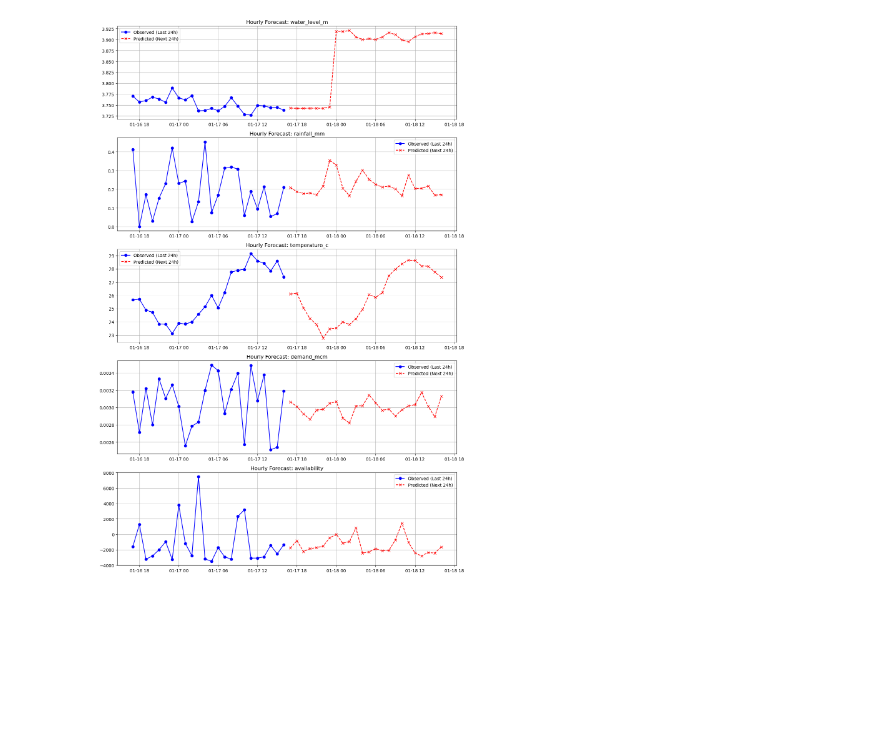
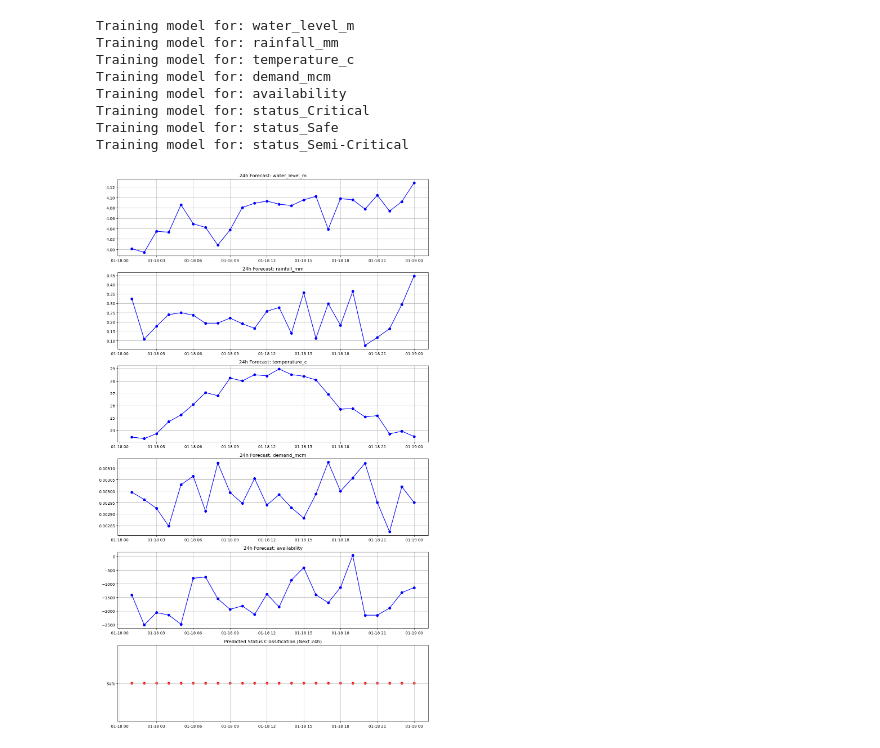
Before and after one commit to Franky170504/techknight, a Jupyter notebook: notebooks/02_model.ipynb, the cells around one changed output. Drawn from its saved outputs; the diff is of its cells as text; code cells hidden in the pictures; blank space fills up the shorter version.

```diff
--- a/notebooks/02_model.ipynb
+++ b/notebooks/02_model.ipynb
@@ -70,39 +89,51 @@ future_df = create_features(future_df)
 # %%
-predictions = {}
+models = {}
+for target in targets:
+    print(f'Training model for: {target}')
+    model = RandomForestRegressor(n_estimators=100, random_state=42)
+    # Train using the features and the specific target
+    model.fit(df[features], df[target])
+    models[target] = model
 
-for target in targets:
-    X = df[features]
-    y = df[target]
-
-    # Using 100 decision trees (n_estimators) to ensure stability in predictions
-    model = RandomForestRegressor(n_estimators=100, random_state=42)
-    model.fit(X, y)
-
-    # Store the results back into our future dataframe
+    # Generate 24-hour prediction
     future_df[target] = model.predict(future_df[features])
 
-# 6. SAVING THE RESULTS
-future_df.to_csv('predictions_next_24h.csv', index=False)
+# 7. Convert One-Hot Predictions back to Categorical Labels
+# For each row, find the column among status_cols that has the highest value
+future_df['predicted_status'] = future_df[status_cols].idxmax(axis=1)
 
-# 7. VISUALIZATION
-# To verify the logic, we plot the last 24 hours of real data against the predicted 24 hours.
-fig, axes = plt.subplots(len(targets), 1, figsize=(12, 18), sharex=False)
-last_24h_history = df.tail(24)
-
-for i, target in enumerate(targets):
-    # Plotting historical context
-    axes[i].plot(last_24h_history['timestamp'], last_24h_history[target],
-                 label='Observed (Last 24h)', marker='o', color='blue')
-
-    # Plotting future forecast
-    axes[i].plot(future_df['timestamp'], future_df[target],
-                 label='Predicted (Next 24h)', marker='x', linestyle='--', color='red')
-
-    axes[i].set_title(f'Hourly Forecast: {target}')
-    axes[i].legend()
-    axes[i].grid(True)
-
-plt.tight_layout()
-plt.show()
+# Clean up the string (e.g., "status_Safe" -> "Safe")
+future_df['predicted_status'] = future_df['predicted_status'].str.replace('status_', '')
 # %% [output]
-[figure, removed]
+Training model for: water_level_m
+Training model for: rainfall_mm
+Training model for: temperature_c
+Training model for: demand_mcm
+Training model for: availability
+Training model for: status_Critical
+Training model for: status_Safe
+Training model for: status_Semi-Critical
+# %%
+fig, axes = plt.subplots(nrows=len(targets) - len(status_cols) + 1, ncols=1, figsize=(12, 20))
+
+# Plot numerical targets
+numerical_targets = ['water_level_m', 'rainfall_mm', 'temperature_c', 'demand_mcm', 'availability']
+for i, target in enumerate(numerical_targets):
+    axes[i].plot(future_df['timestamp'], future_df[target],
+                 label='Predicted', marker='o', color='blue')
+    axes[i].set_title(f'24h Forecast: {target}')
+    axes[i].grid(True)
+
+# Visualize the Predicted Status (Classification)
+# Using a simple scatter plot to show the category over time
+axes[-1].scatter(future_df['timestamp'], future_df['predicted_status'], color='red')
+axes[-1].set_title('Predicted Status Classification (Next 24h)')
+axes[-1].grid(True)
+
+plt.tight_layout()
+plt.show()
+
+# Display the final prediction table
+print(future_df[['timestamp', 'water_level_m', 'predicted_status']])
+# %% [output]
+[figure, added]
```
Also changed, not shown: parts of 10 cells of this notebook, 3 other files.
